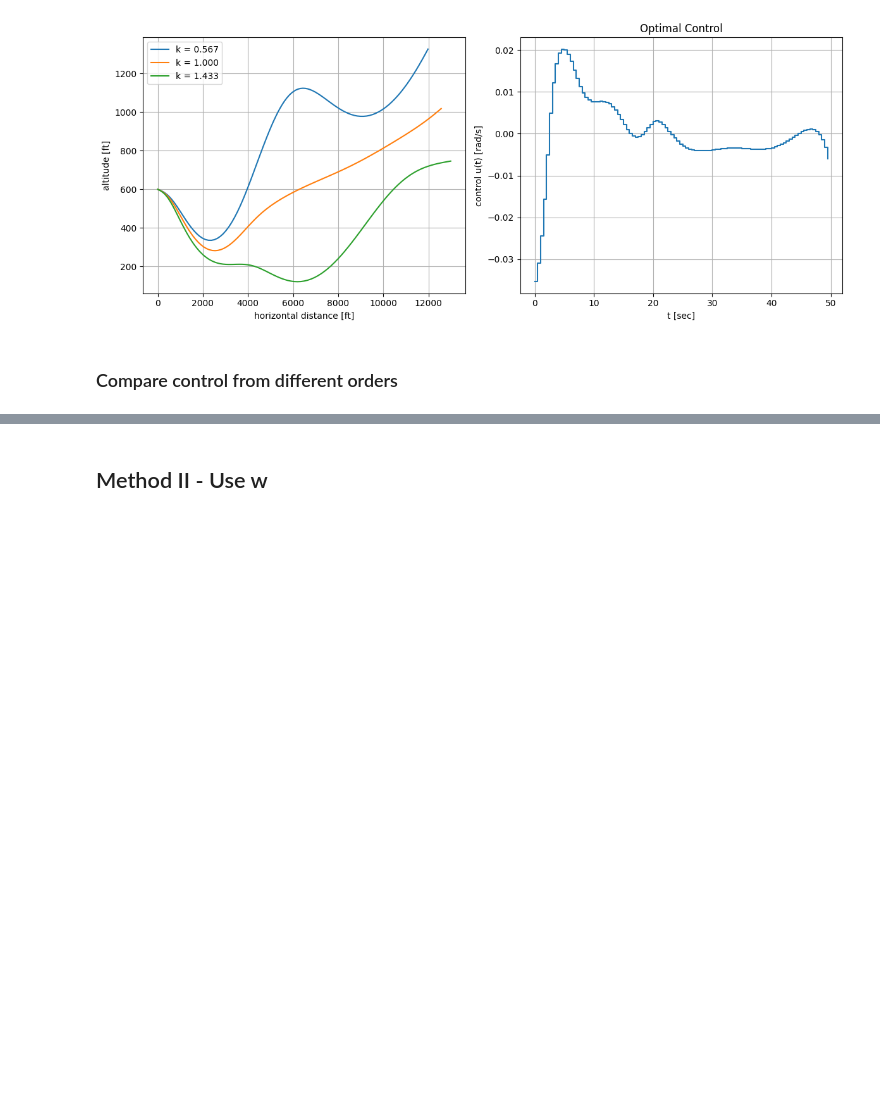
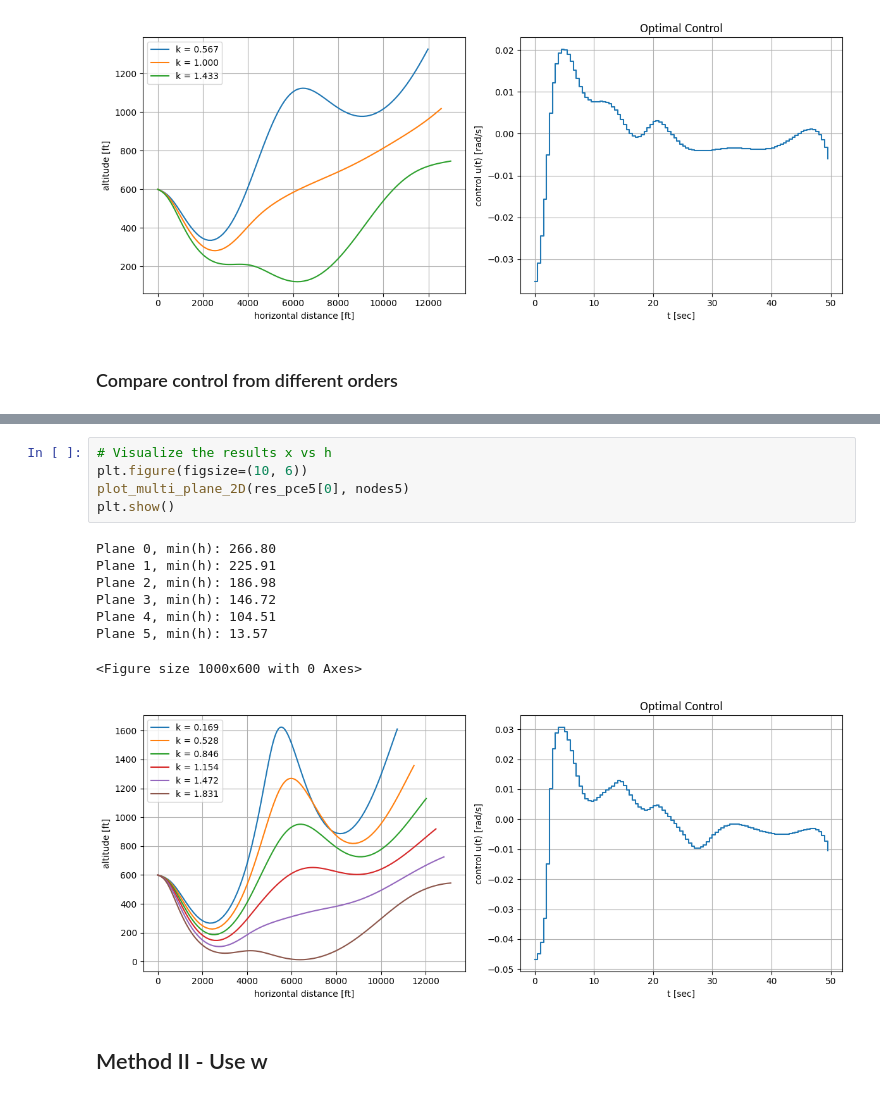
Before and after one commit to dmw1998/Case_Study_Log, a Jupyter notebook: trans_opti_to_nlp.ipynb, the cells around one changed output, grey strips where cells are left out. Saved outputs shown, nothing was run; the diff lists cells and outputs as text; blank space fills up the shorter version.

```diff
--- a/trans_opti_to_nlp.ipynb
+++ b/trans_opti_to_nlp.ipynb
@@ -457,3 +453,17 @@ EXIT: Invalid number in NLP function or derivative detected.
+# %%
+# Visualize the results x vs h
+plt.figure(figsize=(10, 6))
+plot_multi_plane_2D(res_pce5[0], nodes5)
+plt.show()
+# %% [output]
+Plane 0, min(h): 266.80
+Plane 1, min(h): 225.91
+Plane 2, min(h): 186.98
+Plane 3, min(h): 146.72
+Plane 4, min(h): 104.51
+Plane 5, min(h): 13.57
+<Figure size 1000x600 with 0 Axes>
+[figure, added]
 # %% [markdown]
 ## Method II - Use w
 # %%
```
Also changed, not shown: parts of 3 cells of this notebook.
